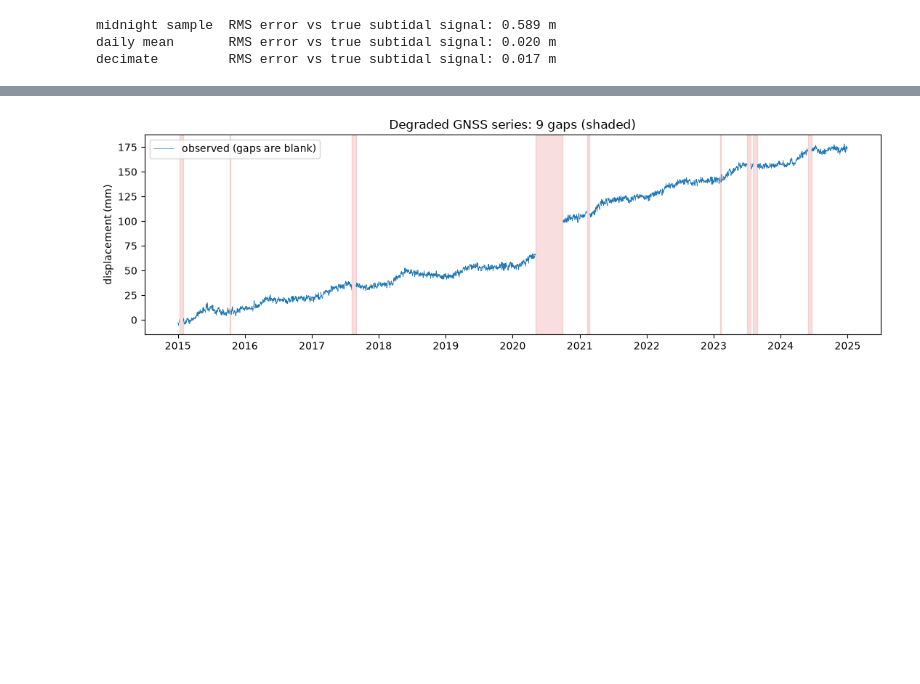
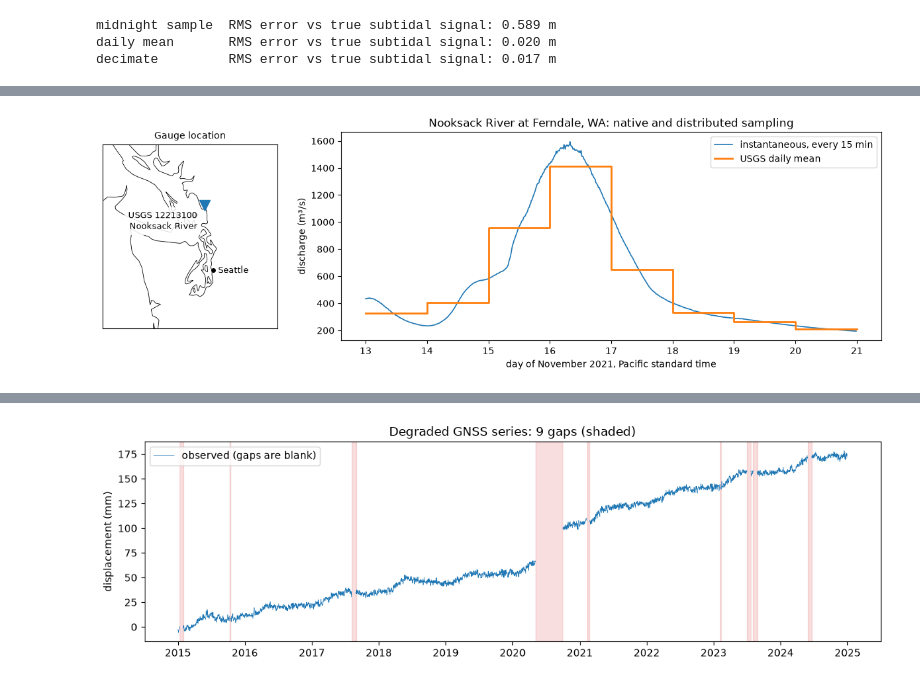
Before and after one commit to geo-smart/mlgeo-book, a Jupyter notebook: book/Chapter2-DataManipulation/2.6_resampling.ipynb, the cells around one changed output, grey strips where cells are left out. Cells and saved outputs as stored; diff of their text form; code cells hidden in the pictures; blank space fills up the shorter version.

```diff
--- a/book/Chapter2-DataManipulation/2.6_resampling.ipynb
+++ b/book/Chapter2-DataManipulation/2.6_resampling.ipynb
@@ -594,0 +657,18 @@ Real daily streams arrive with outages. `mlgeo_synth.degrade_series` injects gap
+# %%
+# Our daily mean, on Pacific standard-time calendar days, against the USGS daily mean
+q_pst = q.tz_convert('Etc/GMT+8')   # fixed UTC-8, no daylight saving (the sign in Etc/GMT zones is inverted)
+ours = q_pst.resample('D').mean()
+ours.index = ours.index.tz_localize(None)
+dv['day'] = pd.to_datetime(dv['time_local'])
+published = dv.set_index('day')['discharge_cfs'] * CFS_TO_M3S
+
+cmp = pd.DataFrame({'USGS daily mean': published, 'our daily mean': ours.reindex(published.index)})
+cmp['difference (%)'] = 100 * (cmp['our daily mean'] / cmp['USGS daily mean'] - 1)
+print(cmp.loc['2021-11-13':'2021-11-19'].round(1).to_string())
+print(f"\nlargest difference over the month: {cmp['difference (%)'].abs().max():.1f}% "
+      "(more than rounding to three significant figures explains; USGS computes from its own record)")
+
+peak_time, peak = q_pst.idxmax(), q_pst.max()
+day_mean = published.loc[peak_time.tz_localize(None).normalize()]
+print(f"\ninstantaneous peak {peak:,.0f} m3/s at {peak_time:%d %b %H:%M} PST; "
+      f"daily mean that day {day_mean:,.0f} m3/s, {100 * (1 - day_mean / peak):.0f}% lower")
@@ -594,0 +689,37 @@ Real daily streams arrive with outages. `mlgeo_synth.degrade_series` injects gap
+# %%
+import geopandas as gpd
+import pooch
+
+coast = gpd.read_file(pooch.retrieve(
+    url='https://naciscdn.org/naturalearth/50m/physical/ne_50m_coastline.zip',
+    known_hash='sha256:640f805509b822f57f4840a2e18d9ff2412cf1cf6976124701c2789436166fde',
+    fname='ne_50m_coastline.zip', path='data', progressbar=False))
+
+fig = plt.figure(figsize=(12, 4.2))
+axm = fig.add_axes([0.0, 0.1, 0.22, 0.85])
+coast.plot(ax=axm, color='k', linewidth=0.6)
+axm.plot(prov['longitude'], prov['latitude'], marker='v', color='tab:blue', markersize=11)
+axm.annotate('USGS 12213100\nNooksack River', (prov['longitude'], prov['latitude']), xytext=(-8, -26),
+             textcoords='offset points', ha='right', fontsize=9, bbox=dict(fc='white', ec='none', alpha=0.85))
+axm.plot(-122.33, 47.61, 'ko', markersize=4)
+axm.annotate('Seattle', (-122.33, 47.61), xytext=(5, -3), textcoords='offset points', fontsize=9)
+axm.set_xlim(-125.5, -120.5); axm.set_ylim(46.5, 50.0)
+axm.set_title('Gauge location', fontsize=10)
+axm.set_xticks([]); axm.set_yticks([]); axm.set_xlabel(''); axm.set_ylabel('')
+axm.set_aspect(1 / np.cos(np.deg2rad(48.5)))
+
+ax = fig.add_axes([0.3, 0.15, 0.68, 0.75])
+window = slice('2021-11-13', '2021-11-20')
+qp = q_pst.tz_localize(None)[window]
+ax.plot(qp, lw=1.2, label='instantaneous, every 15 min')
+steps = pd.concat([published[window], published[window].iloc[-1:].set_axis([published[window].index[-1] + pd.Timedelta(days=1)])])
+ax.step(steps.index, steps.values, where='post', lw=2,
+        color='tab:orange', label='USGS daily mean')
+ax.set_ylabel('discharge (m³/s)')
+ax.set_xlabel('day of November 2021, Pacific standard time')
+ax.xaxis.set_major_formatter(plt.matplotlib.dates.DateFormatter('%d'))
+ax.legend(loc='upper right')
+ax.set_title('Nooksack River at Ferndale, WA: native and distributed sampling')
+plt.show()
+# %% [output]
+[figure, added]
```
Also changed, not shown: parts of 20 cells of this notebook, 5 other files.
